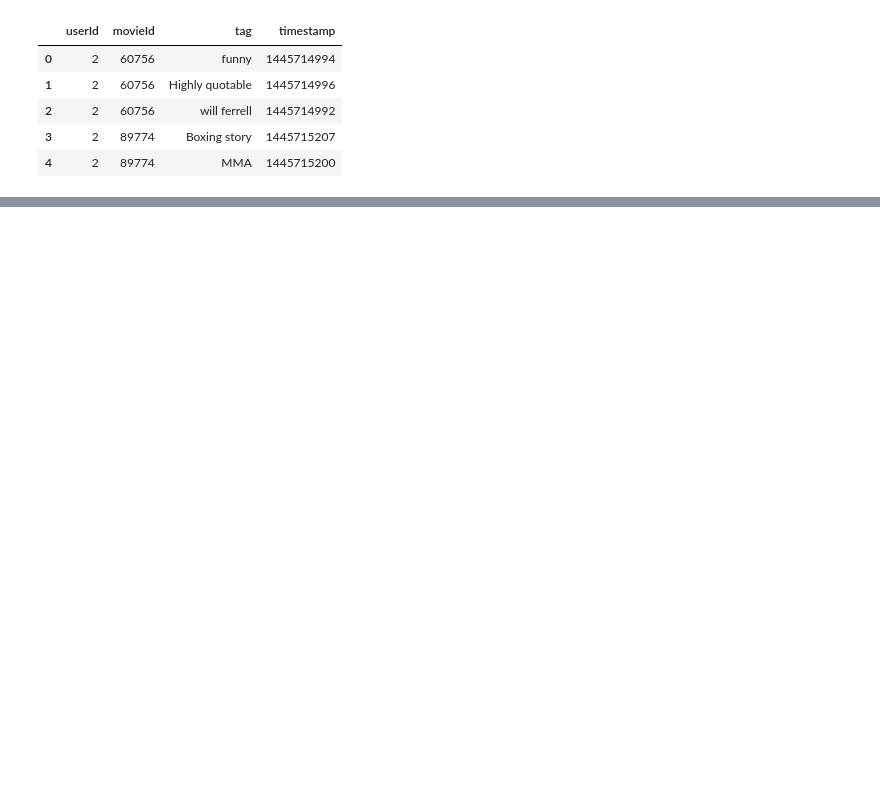
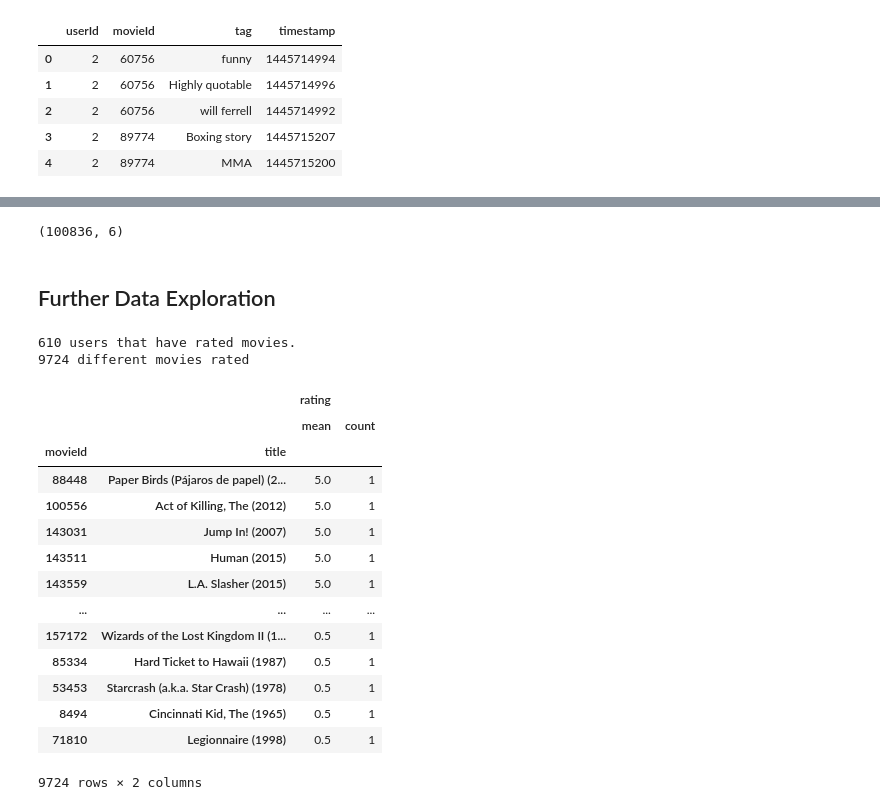
Before and after one commit to ceflynn/Movie-Recommendation-System, a Jupyter notebook: student.ipynb, the cells around one changed output, grey strips where cells are left out. Saved outputs shown, nothing was run; the diff lists cells and outputs as text; code cells hidden in the pictures; blank space fills up the shorter version.

```diff
--- a/student.ipynb
+++ b/student.ipynb
@@ -56,0 +239,37 @@ tags.head()
+# %%
+df.shape
+# %% [output]
+(100836, 6)
+# %% [markdown]
+## Further Data Exploration
+# %%
+#number of unique users
+n_users = df.userId.nunique()
+print(n_users,'users that have rated movies.')
+##movies rated
+mov_rat=df.movieId.nunique()
+print(mov_rat,'different movies rated')
+# %% [output]
+610 users that have rated movies.
+9724 different movies rated
+# %%
+##top 20 best rated movies
+agg_function = {'rating':['mean','count']}
+movie_ratings = df.groupby(['movieId','title']).agg(agg_function)
+movie_ratings.sort_values(by=('rating','mean'), ascending=False)
+# %% [output]
+|  |  | rating |  |
+|  |  | mean | count |
+| movieId | title |  |  |
+| 88448 | Paper Birds (Pájaros de papel) (2... | 5.0 | 1 |
+| 100556 | Act of Killing, The (2012) | 5.0 | 1 |
+| 143031 | Jump In! (2007) | 5.0 | 1 |
+| 143511 | Human (2015) | 5.0 | 1 |
+| 143559 | L.A. Slasher (2015) | 5.0 | 1 |
+| ... | ... | ... | ... |
+| 157172 | Wizards of the Lost Kingdom II (1... | 0.5 | 1 |
+| 85334 | Hard Ticket to Hawaii (1987) | 0.5 | 1 |
+| 53453 | Starcrash (a.k.a. Star Crash) (1978) | 0.5 | 1 |
+| 8494 | Cincinnati Kid, The (1965) | 0.5 | 1 |
+| 71810 | Legionnaire (1998) | 0.5 | 1 |
+9724 rows × 2 columns
```
Also changed, not shown: parts of 31 cells of this notebook.
